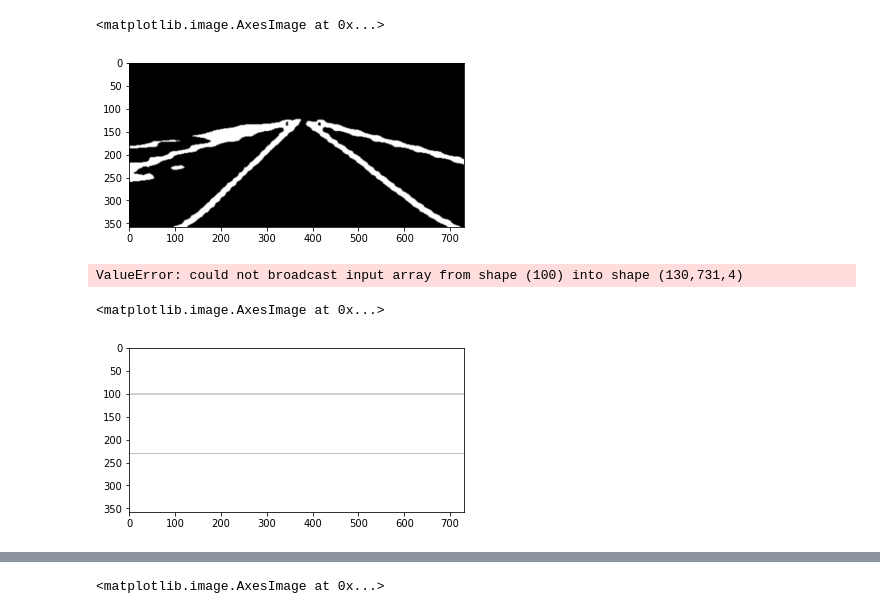
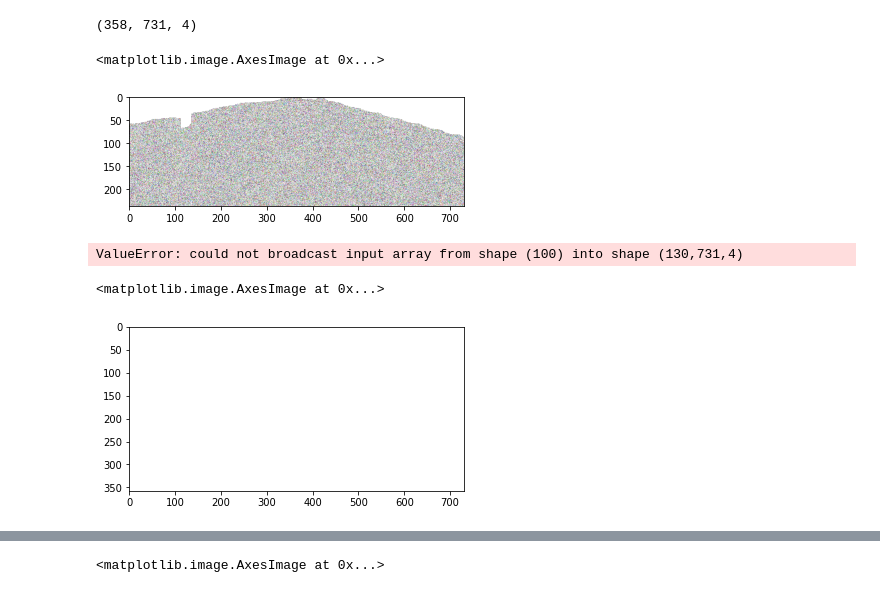
Before and after one commit to Lewington-pitsos/lanenet-lane-detection, a Jupyter notebook: road_mask.ipynb, the cells around one changed output, grey strips where cells are left out. Drawn from its saved outputs; the diff is of its cells as text; code cells hidden in the pictures.

Commit message:
fix road cut proc bugs

```diff
--- a/road_mask.ipynb
+++ b/road_mask.ipynb
@@ -1,12 +6,16 @@
+# %%
+def make_faux_model():
+    return lambda img: imageio.imread("results/actual_binary.png")
+# %%
+imageio.imread("results/actual_binary.png").shape
+# %% [output]
+(358, 731, 4)
+# %%
+q = RoadCropProc(make_faux_model)
 # %%
-import imageio
-import numpy as np
-
-import matplotlib.pyplot as plt
-
-image = imageio.imread("results/actual_binary.png")
+a, _ = q(np.random.rand(358, 731, 4), None)
 # %%
-plt.imshow(image)
+plt.imshow(a)
 # %% [output]
 <matplotlib.image.AxesImage at 0x...>
-[figure, old version]
+[figure, new version]
@@ -33,4 +30,4 @@ ValueError: could not broadcast input array from shape (100) into shape (130,731
 plt.imshow(p)
 # %% [output]
 <matplotlib.image.AxesImage at 0x...>
-[figure, old version]
+[figure, new version]
```
Also changed, not shown: parts of 12 cells of this notebook, 2 other files.
